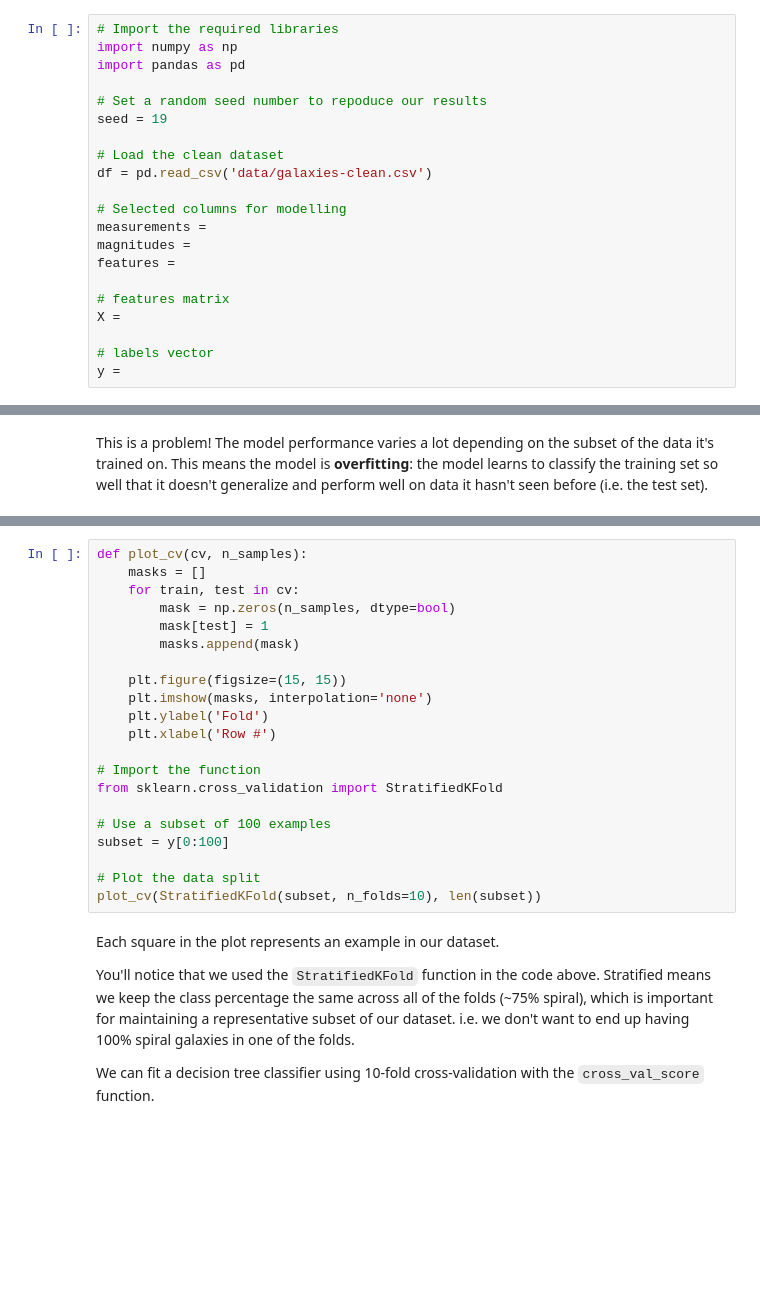
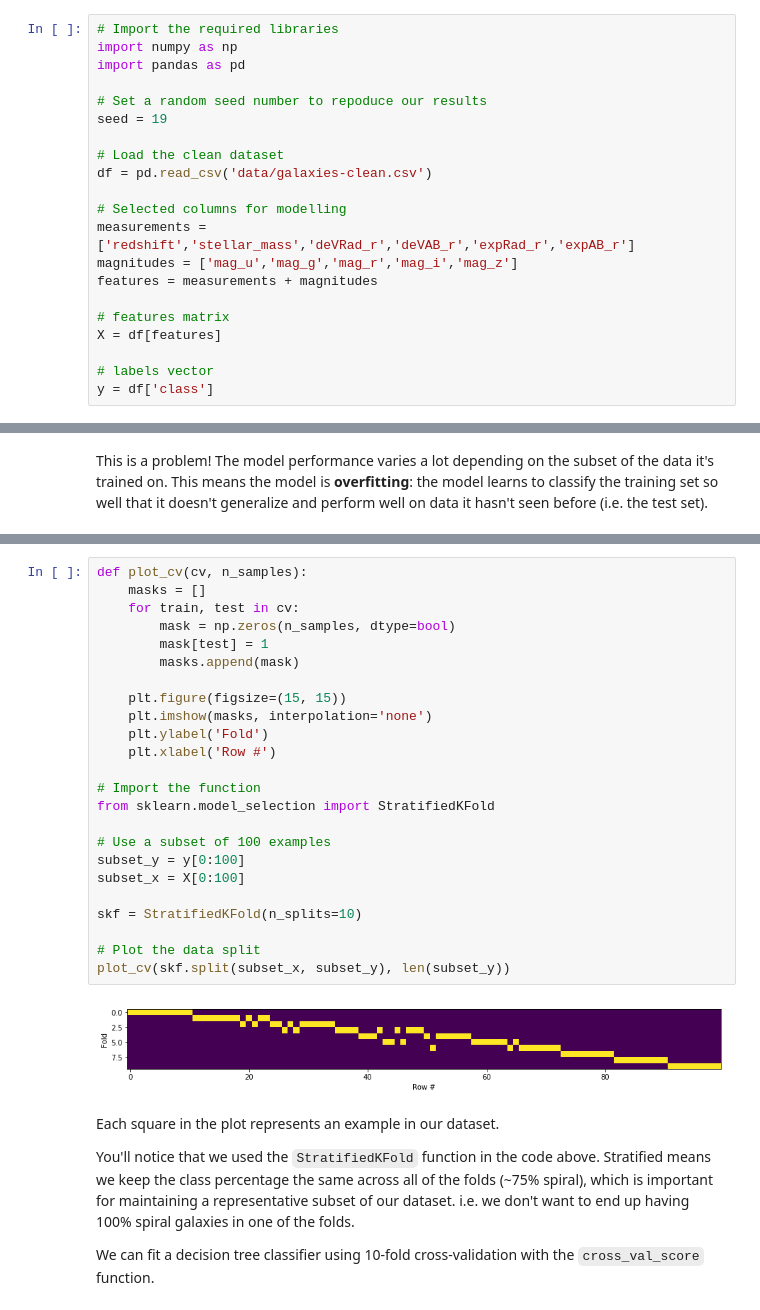
Before and after one commit to ADACS-Australia/ANITA-school-2019, a Jupyter notebook: notebooks/Part II classification.ipynb, the cells around one changed output, grey strips where cells are left out. Drawn from its saved outputs; the diff is of its cells as text; blank space fills up the shorter version.

```diff
--- a/notebooks/Part II classification.ipynb
+++ b/notebooks/Part II classification.ipynb
@@ -334,15 +352,15 @@ seed = 19
 df = pd.read_csv('data/galaxies-clean.csv')
 
 # Selected columns for modelling
-measurements =
-magnitudes =
-features =
+measurements = ['redshift','stellar_mass','deVRad_r','deVAB_r','expRad_r','expAB_r']
+magnitudes = ['mag_u','mag_g','mag_r','mag_i','mag_z']
+features = measurements + magnitudes
 
 # features matrix
-X =
+X = df[features]
 
 # labels vector
-y =
+y = df['class']
 # %% [markdown]
 Let's verify our features matrix and labels vector
 # %%
@@ -447,24 +482,29 @@ Cross validation is a method of splitting the dataset to help address this probl
 # %%
 def plot_cv(cv, n_samples):
     masks = []
     for train, test in cv:
         mask = np.zeros(n_samples, dtype=bool)
         mask[test] = 1
         masks.append(mask)
 
     plt.figure(figsize=(15, 15))
     plt.imshow(masks, interpolation='none')
     plt.ylabel('Fold')
     plt.xlabel('Row #')
 
 # Import the function
-from sklearn.cross_validation import StratifiedKFold
+from sklearn.model_selection import StratifiedKFold
 
 # Use a subset of 100 examples
-subset = y[0:100]
+subset_y = y[0:100]
+subset_x = X[0:100]
+
+skf = StratifiedKFold(n_splits=10)
 
 # Plot the data split
-plot_cv(StratifiedKFold(subset, n_folds=10), len(subset))
+plot_cv(skf.split(subset_x, subset_y), len(subset_y))
+# %% [output]
+[figure, added]
 # %% [markdown]
 Each square in the plot represents an example in our dataset.
 
```
Also changed, not shown: parts of 26 cells of this notebook, 2 other files.
